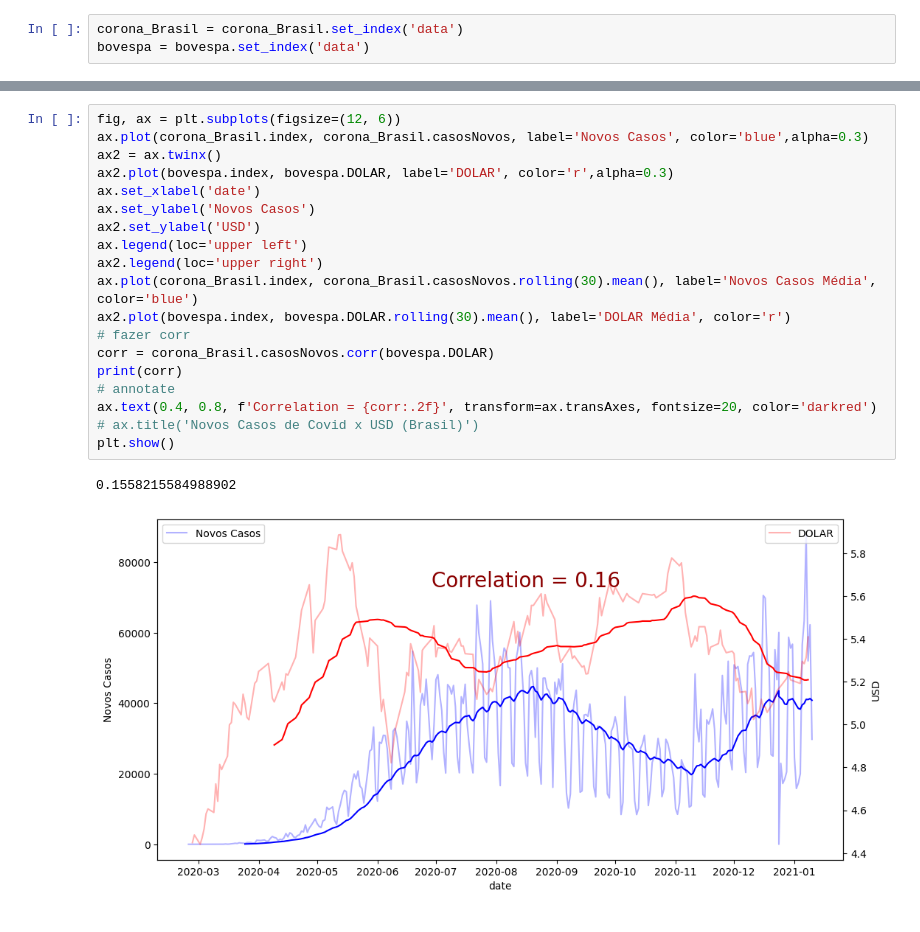
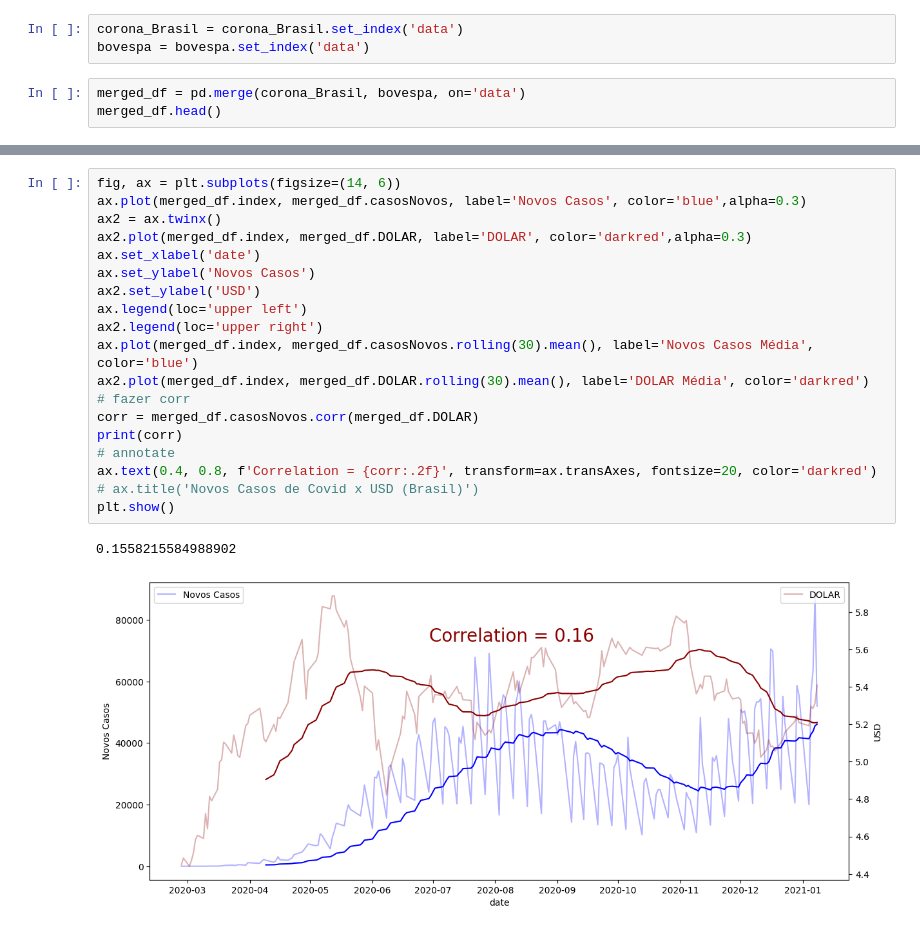
Before and after one commit to PedroMatumoto/data-visualization-notebooks, a Jupyter notebook: IMT_plot_evolucao_ex2.ipynb, the cells around one changed output, grey strips where cells are left out. Saved outputs shown, nothing was run; the diff lists cells and outputs as text.

```diff
--- a/IMT_plot_evolucao_ex2.ipynb
+++ b/IMT_plot_evolucao_ex2.ipynb
@@ -66,3 +66,6 @@ Faça antes, para o ajuste do `rolling()`
 # %%
 corona_Brasil = corona_Brasil.set_index('data')
 bovespa = bovespa.set_index('data')
+# %%
+merged_df = pd.merge(corona_Brasil, bovespa, on='data')
+merged_df.head()
@@ -69,22 +80,22 @@ bovespa = bovespa.set_index('data')
 # %%
-fig, ax = plt.subplots(figsize=(12, 6))
-ax.plot(corona_Brasil.index, corona_Brasil.casosNovos, label='Novos Casos', color='blue',alpha=0.3)
+fig, ax = plt.subplots(figsize=(14, 6))
+ax.plot(merged_df.index, merged_df.casosNovos, label='Novos Casos', color='blue',alpha=0.3)
 ax2 = ax.twinx()
-ax2.plot(bovespa.index, bovespa.DOLAR, label='DOLAR', color='r',alpha=0.3)
+ax2.plot(merged_df.index, merged_df.DOLAR, label='DOLAR', color='darkred',alpha=0.3)
 ax.set_xlabel('date')
 ax.set_ylabel('Novos Casos')
 ax2.set_ylabel('USD')
 ax.legend(loc='upper left')
 ax2.legend(loc='upper right')
-ax.plot(corona_Brasil.index, corona_Brasil.casosNovos.rolling(30).mean(), label='Novos Casos Média', color='blue')
-ax2.plot(bovespa.index, bovespa.DOLAR.rolling(30).mean(), label='DOLAR Média', color='r')
+ax.plot(merged_df.index, merged_df.casosNovos.rolling(30).mean(), label='Novos Casos Média', color='blue')
+ax2.plot(merged_df.index, merged_df.DOLAR.rolling(30).mean(), label='DOLAR Média', color='darkred')
 # fazer corr
-corr = corona_Brasil.casosNovos.corr(bovespa.DOLAR)
+corr = merged_df.casosNovos.corr(merged_df.DOLAR)
 print(corr)
 # annotate
 ax.text(0.4, 0.8, f'Correlation = {corr:.2f}', transform=ax.transAxes, fontsize=20, color='darkred')
 # ax.title('Novos Casos de Covid x USD (Brasil)')
 plt.show()
 # %% [output]
 0.1558215584988902
-[figure, old version]
+[figure, new version]
```
Also changed, not shown: parts of 1 cell of this notebook.
